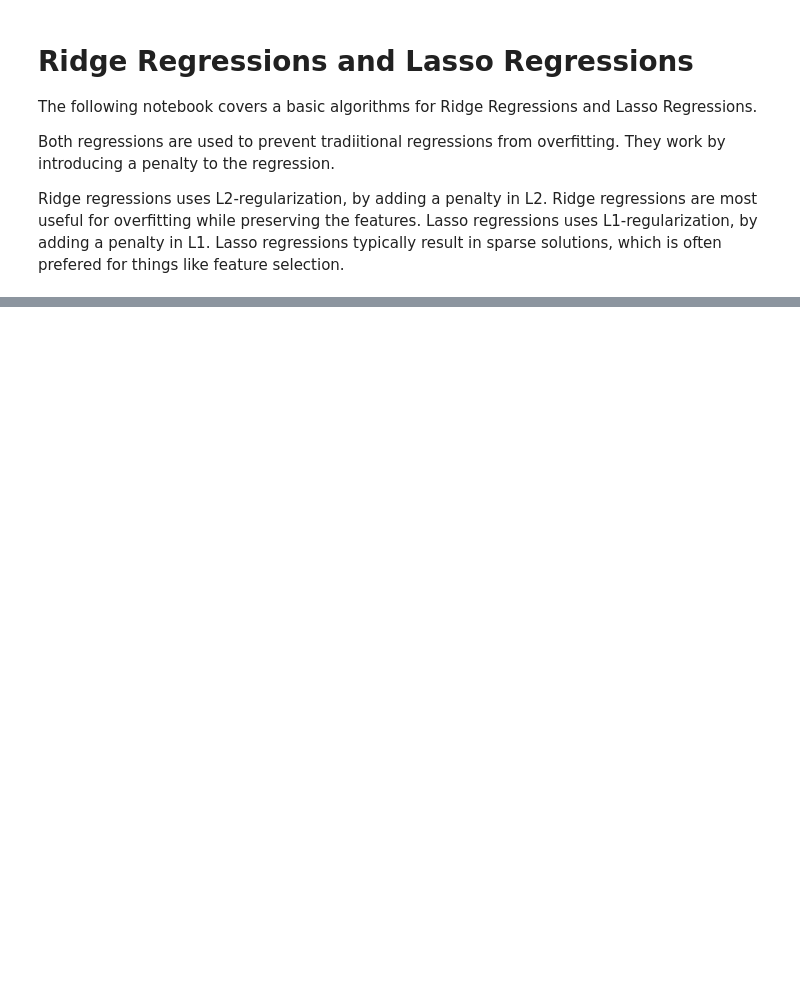
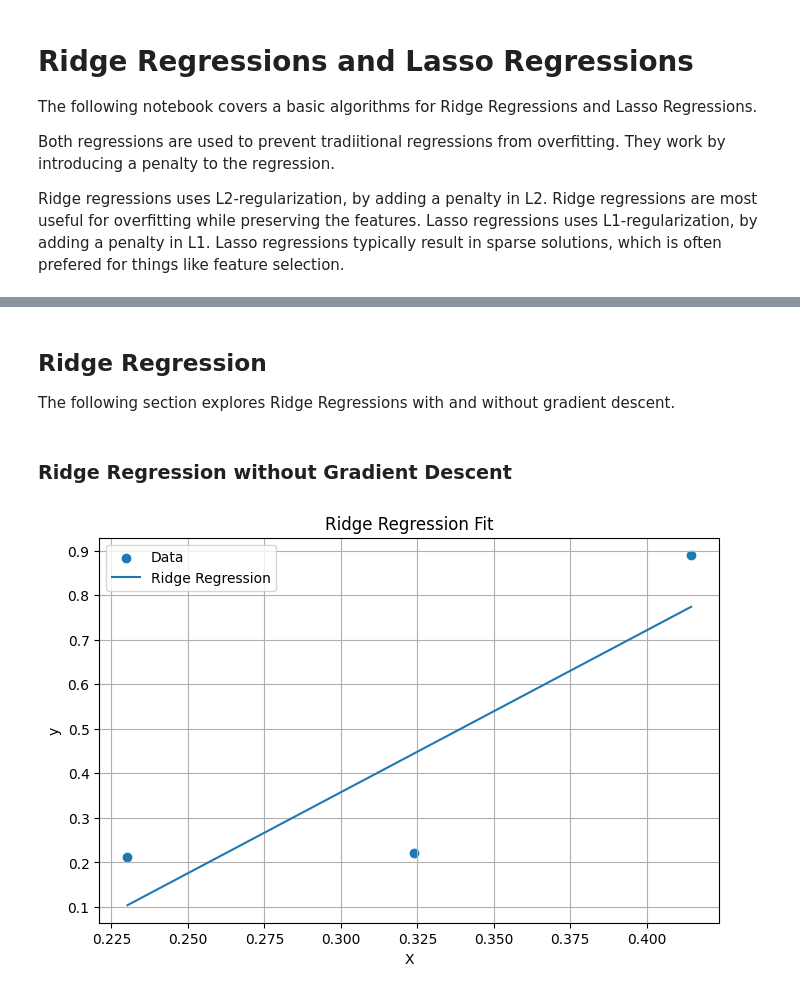
Before and after one commit to Jupiterian/ML-Learning-Portfolio, a Jupyter notebook: Linear Algebra/Ridge_and_Lasso_Regressions.ipynb, the cells around one changed output, grey strips where cells are left out. Drawn from its saved outputs; the diff is of its cells as text; code cells hidden in the pictures; blank space fills up the shorter version.

Commit message:
Ridge Regressions without Gradient Descent

```diff
--- a/Linear Algebra/Ridge_and_Lasso_Regressions.ipynb
+++ b/Linear Algebra/Ridge_and_Lasso_Regressions.ipynb
@@ -19,0 +25,48 @@ However if you want to introduce a penalty to prevent something like overfitting
+# %% [markdown]
+## Ridge Regression
+The following section explores Ridge Regressions with and without gradient descent.
+# %% [markdown]
+### Ridge Regression without Gradient Descent
+# %%
+class RidgeRegression():
+  def fit(self, A, delta, b):
+    shape = A.shape
+    I = np.eye(shape[1])
+    self.weights = np.linalg.solve(A.T @ A + delta**2 * I, A.T @ b)
+  def predict(self, A):
+    return np.matmul(A, self.weights)
+# %%
+X = np.random.random([3, 1])
+y = np.random.random([3, 1])
+X = np.column_stack([np.ones([3,1]), X])
+regression = RidgeRegression()
+regression.fit(A=X, delta=0.01, b=y)
+pred = regression.predict(X)
+# %%
+# Get x-values (remove bias column)
+x_vals = X[:, 1]
+
+# Sort for a clean line plot
+idx = np.argsort(x_vals)
+
+plt.figure(figsize=(8,5))
+
+# Plot data points
+plt.scatter(x_vals, y, label="Data")
+
+# Plot Ridge prediction line
+plt.plot(
+    x_vals[idx],
+    pred[idx],
+    label="Ridge Regression"
+)
+
+plt.xlabel("X")
+plt.ylabel("y")
+plt.title("Ridge Regression Fit")
+plt.legend()
+plt.grid(True)
+
+plt.show()
+# %% [output]
+[figure, added]
```
Also changed, not shown: parts of 3 cells of this notebook.
